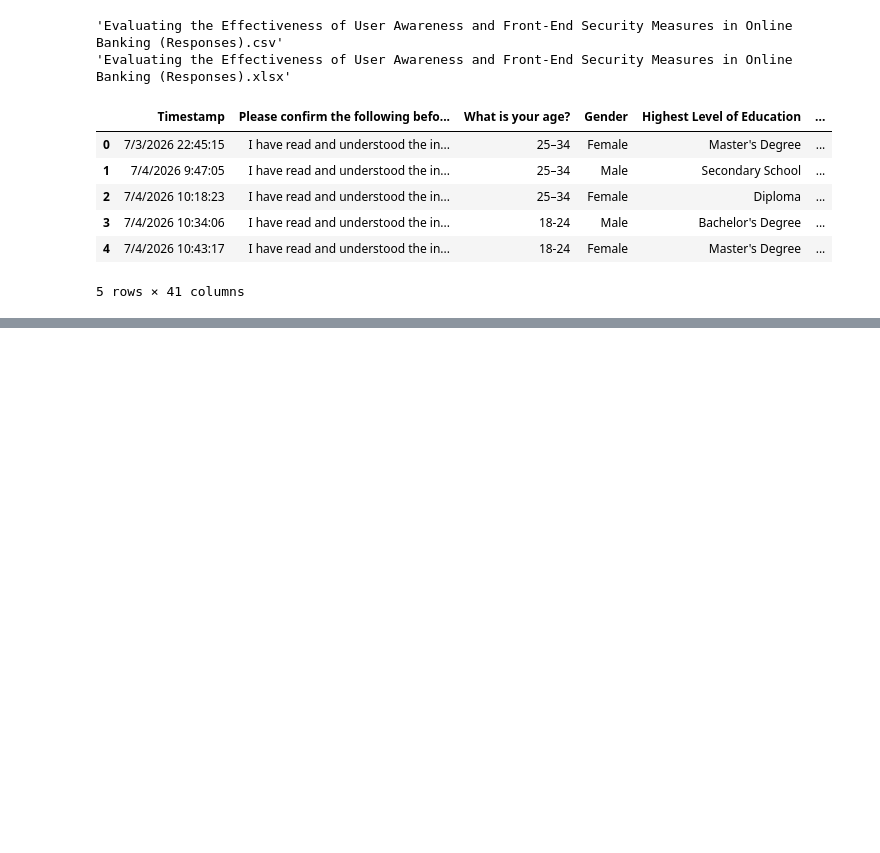
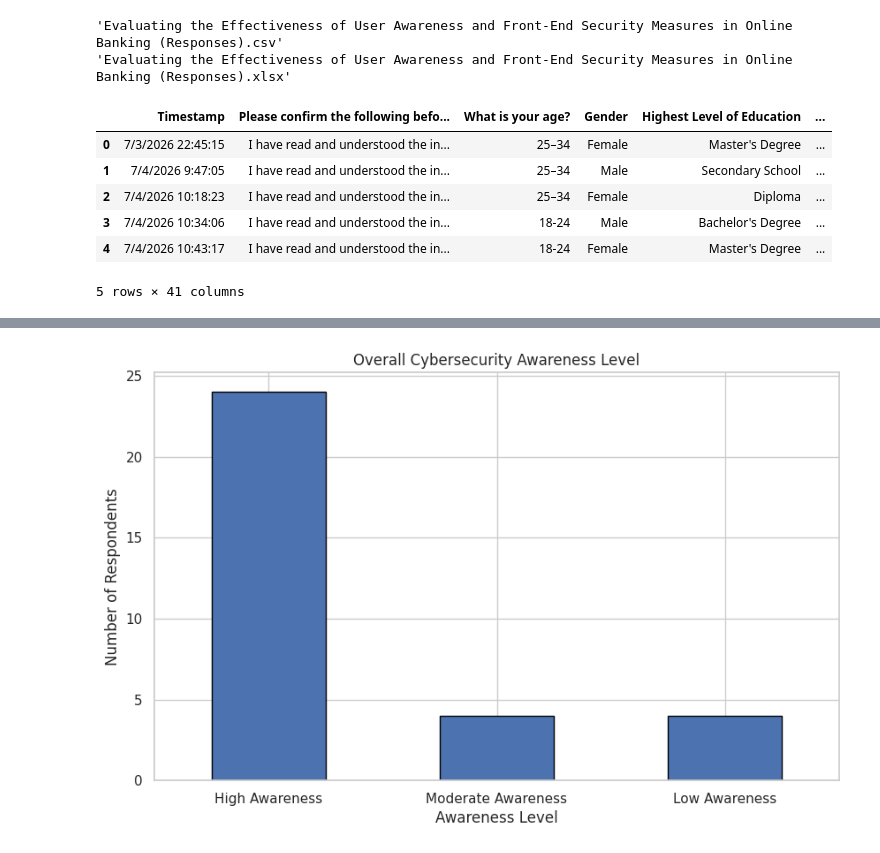
Before and after one commit to Shavindri/Final-Year-Project, a Jupyter notebook: Untitled0.ipynb, the cells around one changed output, grey strips where cells are left out. Cells and saved outputs as stored; diff of their text form; code cells hidden in the pictures; blank space fills up the shorter version.

```diff
--- a/Untitled0.ipynb
+++ b/Untitled0.ipynb
@@ -47,0 +364,5 @@ all_data.head()
+# %%
+all_data["Awareness_Score"] = round(all_data[awareness].mean(axis=1), 2)
+
+all_data["Awareness_Score"].describe()
+#Calculate an Overall Awareness Score
@@ -47,0 +380,13 @@ all_data.head()
+# %%
+#Categorise Respondents by Awareness Level
+def awareness_level(score):
+    if score <= 2:
+        return "High Awareness"
+    elif score <= 3:
+        return "Moderate Awareness"
+    else:
+        return "Low Awareness"
+
+all_data["Awareness_Level"] = all_data["Awareness_Score"].apply(awareness_level)
+
+all_data["Awareness_Level"].value_counts()
@@ -47,0 +400,16 @@ all_data.head()
+# %%
+import matplotlib.pyplot as plt
+
+all_data["Awareness_Level"].value_counts().plot(
+    kind="bar",
+    edgecolor="black"
+)
+
+plt.title("Overall Cybersecurity Awareness Level")
+plt.xlabel("Awareness Level")
+plt.ylabel("Number of Respondents")
+plt.xticks(rotation=0)
+
+plt.show()
+# %% [output]
+[figure, added]
```
Also changed, not shown: parts of 20 cells of this notebook.
